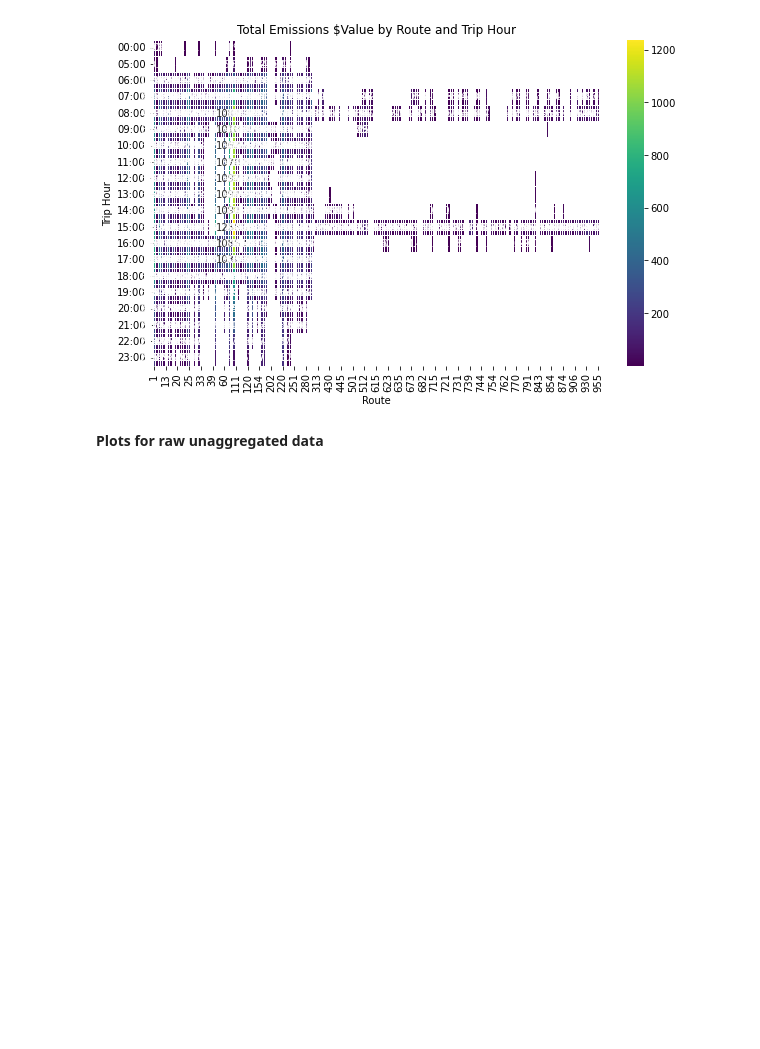
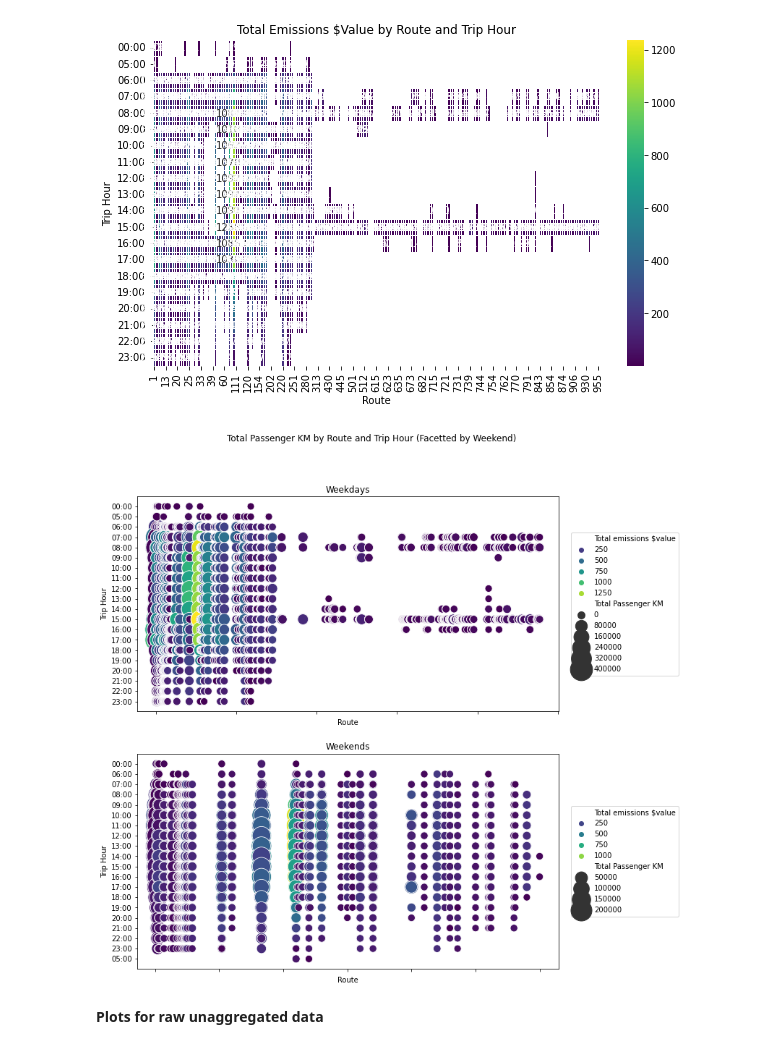
Before and after one commit to OxanaHart/Data351, a Jupyter notebook: Wellington Hourly Investigation/Wellington preprocessing copy.ipynb, the cells around one changed output. Drawn from its saved outputs; the diff is of its cells as text; code cells hidden in the pictures; blank space fills up the shorter version.

Commit message:
added weekend column

```diff
--- a/Wellington Hourly Investigation/Wellington preprocessing copy.ipynb
+++ b/Wellington Hourly Investigation/Wellington preprocessing copy.ipynb
@@ -650,6 +652,37 @@ plt.ylabel('Trip Hour')
 plt.show()
 # %% [output]
 [figure]
+# %%
+wlgt2022_trips_by_hour_aggregated['Weekend'] = wlgt2022_trips_by_hour_aggregated['Day of Week'].apply(lambda x: 'Weekend' if x in ['Saturday', 'Sunday'] else 'Weekday')
+
+
+# Create a facetted heatmap for weekdays and weekends
+weekdays_df = wlgt2022_trips_by_hour_aggregated[wlgt2022_trips_by_hour_aggregated['Weekend'] == 'Weekday']
+weekends_df = wlgt2022_trips_by_hour_aggregated[wlgt2022_trips_by_hour_aggregated['Weekend'] == 'Weekend']
+
+fig, axes = plt.subplots(2, 1, figsize=(12, 12))
+fig.suptitle('Total Passenger KM by Route and Trip Hour (Facetted by Weekend)')
+
+for i, (day, day_df) in enumerate(zip(['Weekdays', 'Weekends'], [weekdays_df, weekends_df])):
+    ax = axes[i]
+    sns.scatterplot(data=day_df, x='Route', y='Trip Hour', size='Total Passenger KM', hue='Total emissions $value',
+                    palette='viridis', sizes=(100, 1000), ax=ax)
+    ax.set_title(day)
+    ax.set_xlabel('Route')
+    ax.set_ylabel('Trip Hour')
+
+    # Set the X-axis as categorical
+    ax.set_xticklabels(ax.get_xticklabels(), rotation=45, horizontalalignment='right')
+
+    # Move the legend to the right
+    ax.legend(loc='center left', bbox_to_anchor=(1.02, 0.5))
+
+# Adjust spacing between subplots
+fig.subplots_adjust(right=0.8)
+
+plt.show()
+# %% [output]
+[figure, added]
 # %% [markdown]
 **Plots for raw unaggregated data**
 # %%
```
Also changed, not shown: parts of 2 cells of this notebook.
